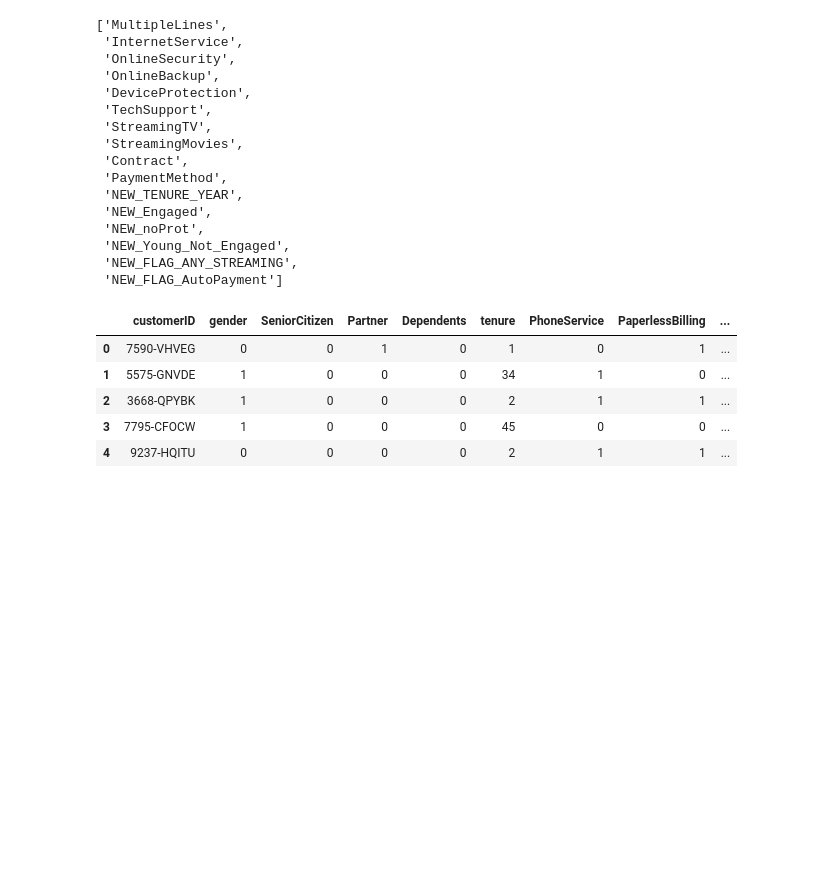
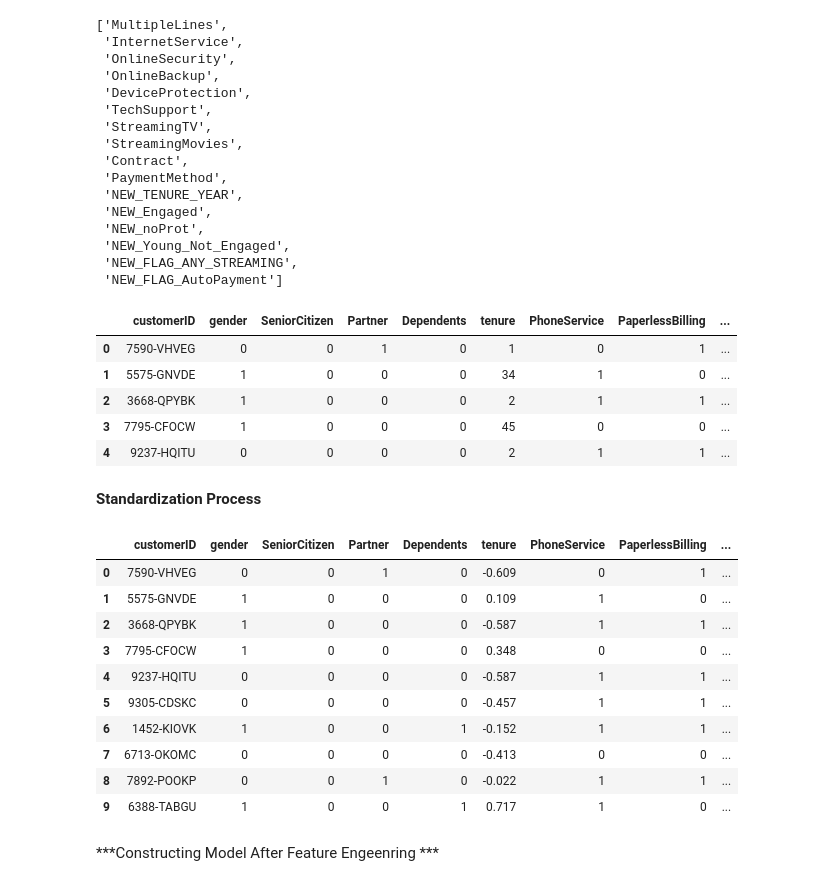
Before and after one commit to mrusamarasheed9/final-project, a Jupyter notebook: tcchurn.ipynb, the cells around one changed output. Drawn from its saved outputs; the diff is of its cells as text; code cells hidden in the pictures; blank space fills up the shorter version.

```diff
--- a/tcchurn.ipynb
+++ b/tcchurn.ipynb
@@ -1083,3 +1083,23 @@ df.head()
 | 2 | 3668-QPYBK | 1 | 0 | 0 | 0 | 2 | 1 | 1 | ... |
 | 3 | 7795-CFOCW | 1 | 0 | 0 | 0 | 45 | 0 | 0 | ... |
 | 4 | 9237-HQITU | 0 | 0 | 0 | 0 | 2 | 1 | 1 | ... |
+# %% [markdown]
+**Standardization Process**
+# %%
+scaler = RobustScaler()
+df[num_cols] = scaler.fit_transform(df[num_cols])
+df.head(10)
+# %% [output]
+|  | customerID | gender | SeniorCitizen | Partner | Dependents | tenure | PhoneService | PaperlessBilling | ... |
+| 0 | 7590-VHVEG | 0 | 0 | 1 | 0 | -0.609 | 0 | 1 | ... |
+| 1 | 5575-GNVDE | 1 | 0 | 0 | 0 | 0.109 | 1 | 0 | ... |
+| 2 | 3668-QPYBK | 1 | 0 | 0 | 0 | -0.587 | 1 | 1 | ... |
+| 3 | 7795-CFOCW | 1 | 0 | 0 | 0 | 0.348 | 0 | 0 | ... |
+| 4 | 9237-HQITU | 0 | 0 | 0 | 0 | -0.587 | 1 | 1 | ... |
+| 5 | 9305-CDSKC | 0 | 0 | 0 | 0 | -0.457 | 1 | 1 | ... |
+| 6 | 1452-KIOVK | 1 | 0 | 0 | 1 | -0.152 | 1 | 1 | ... |
+| 7 | 6713-OKOMC | 0 | 0 | 0 | 0 | -0.413 | 0 | 0 | ... |
+| 8 | 7892-POOKP | 0 | 0 | 1 | 0 | -0.022 | 1 | 1 | ... |
+| 9 | 6388-TABGU | 1 | 0 | 0 | 1 | 0.717 | 1 | 0 | ... |
+# %% [markdown]
+***Constructing Model After Feature Engeenring ***
```
Also changed, not shown: parts of 5 cells of this notebook.
